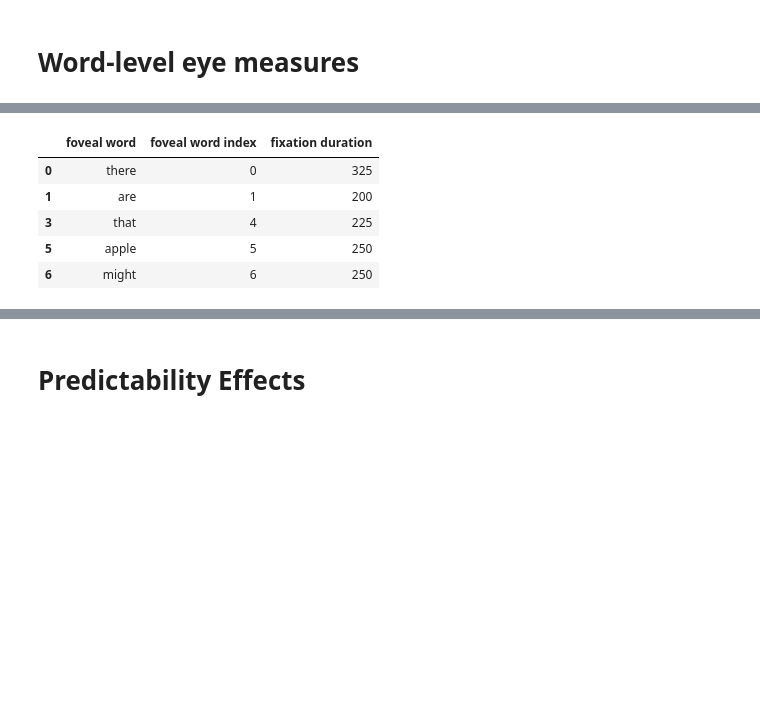
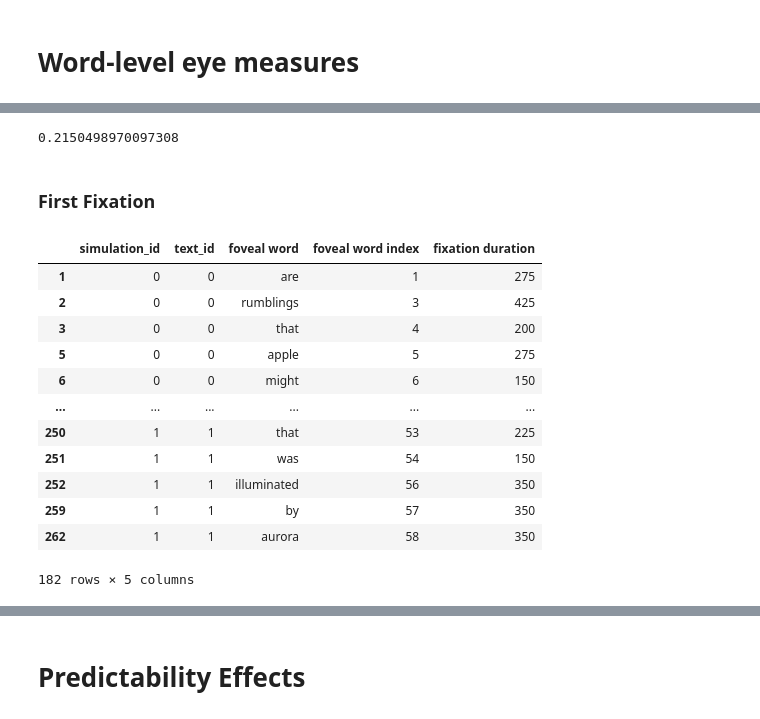
Before and after one commit to dritlopes/OB1-reader-model, a Jupyter notebook: src/evaluation.ipynb, the cells around one changed output, grey strips where cells are left out. Saved outputs shown, nothing was run; the diff lists cells and outputs as text; code cells hidden in the pictures; blank space fills up the shorter version.

```diff
--- a/src/evaluation.ipynb
+++ b/src/evaluation.ipynb
@@ -258,10 +227,5 @@ sim_skipped
-# %%
-# first pass fixations
-first_pass_indices = []
-for word, fix_hist in sim_results.groupby(['foveal word index']):
-    for i, fix in fix_hist.iterrows():
-        if 'regression' not in fix_hist['saccade type'].tolist():
-            first_pass_indices.append(i)
-        elif i < fix_hist['saccade type'].tolist().index('regression'):
-            first_pass_indices.append(i)
-first_pass = sim_results.filter(items=first_pass_indices,axis=0)
+# %%
+# read in simulation output
+simulation_filepath = '../results/simulation_Provo_Corpus_continuous reading__08_06_2023_12-56-20.csv'
+sim_results = pd.read_csv(simulation_filepath, sep='\t')
+sim_results
@@ -267,0 +246,3 @@ first_pass = sim_results.filter(items=first_pass_indices,axis=0)
+# %%
+# exclude first word of every passage (not in eye tracking data either)
+sim_results = sim_results[sim_results['foveal word index'] != 0]
@@ -267,0 +276,22 @@ first_pass = sim_results.filter(items=first_pass_indices,axis=0)
+# %%
+# first pass fixations
+first_pass_indices = []
+
+for sim_id, sim_hist in sim_results.groupby('simulation_id'):
+    for text_id, text_hist in sim_hist.groupby('text_id'):
+        for word, fix_hist in text_hist.groupby('foveal word index'):
+            # make sure the eyes have not moved to beyond the word before fixating it for the first time
+            if all(word > previous_word for previous_word in text_hist['foveal word index'].tolist()[:fix_hist['fixation_counter'].tolist()[0]-1]):
+                # check each fixation on the word
+                for i, fix in fix_hist.iterrows():
+                    # if fixation was not the result of a regression
+                    if fix['saccade type'] != 'regression':
+                        # add to first-pass if first fixation on word
+                        if fix['fixation_counter'] == fix_hist['fixation_counter'].tolist()[0]:
+                            first_pass_indices.append(i)
+                        # add to first-pass the following fixations which are sequential to first fixation
+                        elif i == first_pass_indices[-1] + 1:
+                            first_pass_indices.append(i)
+
+first_pass = sim_results.filter(items=first_pass_indices,axis=0)
+first_pass
@@ -268,11 +420,29 @@ first_pass = sim_results.filter(items=first_pass_indices,axis=0)
+# %%
+# skipping mean squared error 2
+sd = np.std(skip_true)
+m2e = [compute_mean_squared_error_of_word(true,sim,sd) for true, sim in zip(skip_true,skip_simulated)]
+m2e_normalized = normalize(m2e)
+m2e_averaged = sum(m2e_normalized)/len(m2e_normalized)
+m2e_averaged
+# %% [output]
+0.2150498970097308
+# %% [markdown]
+### First Fixation
 # %%
 # first fixation
-first_fixation = first_pass.loc[first_pass.groupby(['foveal word index']).apply(lambda x: x.index[0]).values,:][['foveal word','foveal word index','fixation duration']]
-first_fixation.head()
+first_fixation = first_pass.loc[first_pass.groupby(['simulation_id','text_id','foveal word index']).apply(lambda x: x.index[0]).values,:][['simulation_id','text_id','foveal word','foveal word index','fixation duration']]
+first_fixation
 # %% [output]
-|  | foveal word | foveal word index | fixation duration |
-| 0 | there | 0 | 325 |
-| 1 | are | 1 | 200 |
-| 3 | that | 4 | 225 |
-| 5 | apple | 5 | 250 |
-| 6 | might | 6 | 250 |
+|  | simulation_id | text_id | foveal word | foveal word index | fixation duration |
+| 1 | 0 | 0 | are | 1 | 275 |
+| 2 | 0 | 0 | rumblings | 3 | 425 |
+| 3 | 0 | 0 | that | 4 | 200 |
+| 5 | 0 | 0 | apple | 5 | 275 |
+| 6 | 0 | 0 | might | 6 | 150 |
+| ... | ... | ... | ... | ... | ... |
+| 250 | 1 | 1 | that | 53 | 225 |
+| 251 | 1 | 1 | was | 54 | 150 |
+| 252 | 1 | 1 | illuminated | 56 | 350 |
+| 259 | 1 | 1 | by | 57 | 350 |
+| 262 | 1 | 1 | aurora | 58 | 350 |
+182 rows × 5 columns
```
Also changed, not shown: parts of 42 cells of this notebook, 6 other files.
